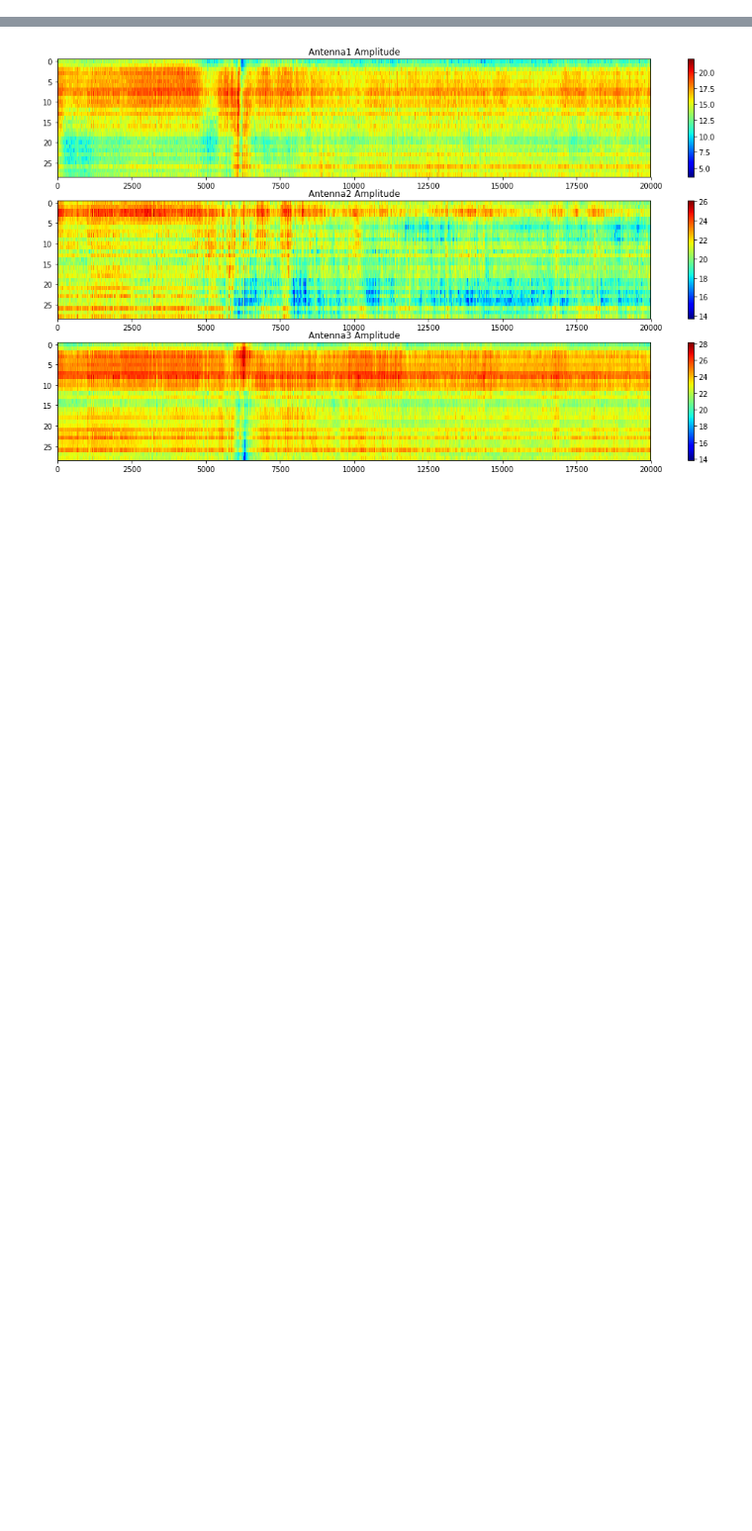
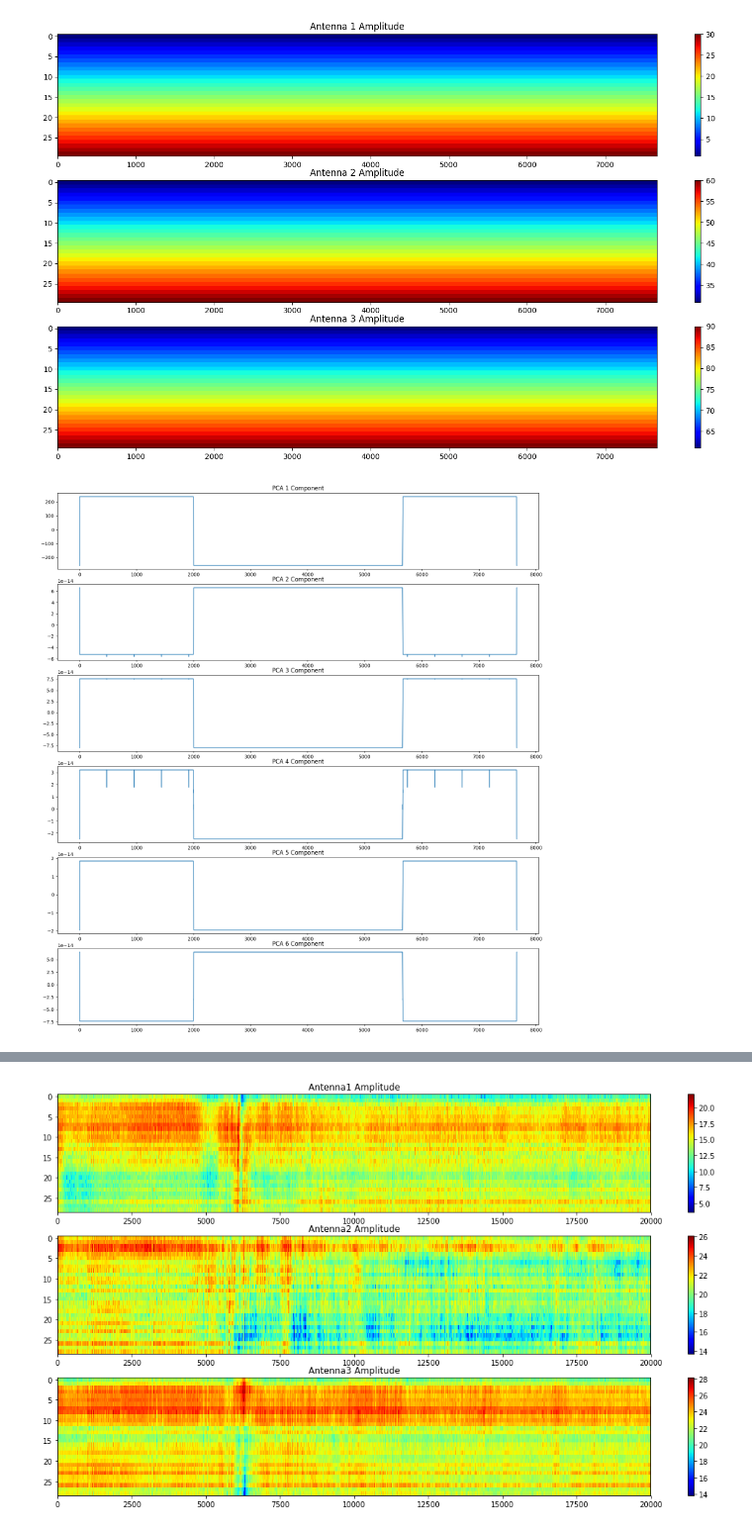
Before and after one commit to Kishor978/Wifi_based_HAR, a Jupyter notebook: notebooks/PCA_STFT_visualize.ipynb, the cells around one changed output, grey strips where cells are left out. Shown at 99% size. Drawn from its saved outputs; the diff is of its cells as text; code cells hidden in the pictures; blank space fills up the shorter version.

```diff
--- a/notebooks/PCA_STFT_visualize.ipynb
+++ b/notebooks/PCA_STFT_visualize.ipynb
@@ -171,0 +235,5 @@ visualize(path1 = "./dataset/vitalnia_lviv/2/data.csv")
+# %%
+visualize(file_path= "E:\\Wifi_based_HAR\\dataset\\bedroom_lviv\\4\\data.csv")
+# %% [output]
+[figure, added]
+[figure, added]
```
Also changed, not shown: parts of 6 cells of this notebook, 3 other files.
